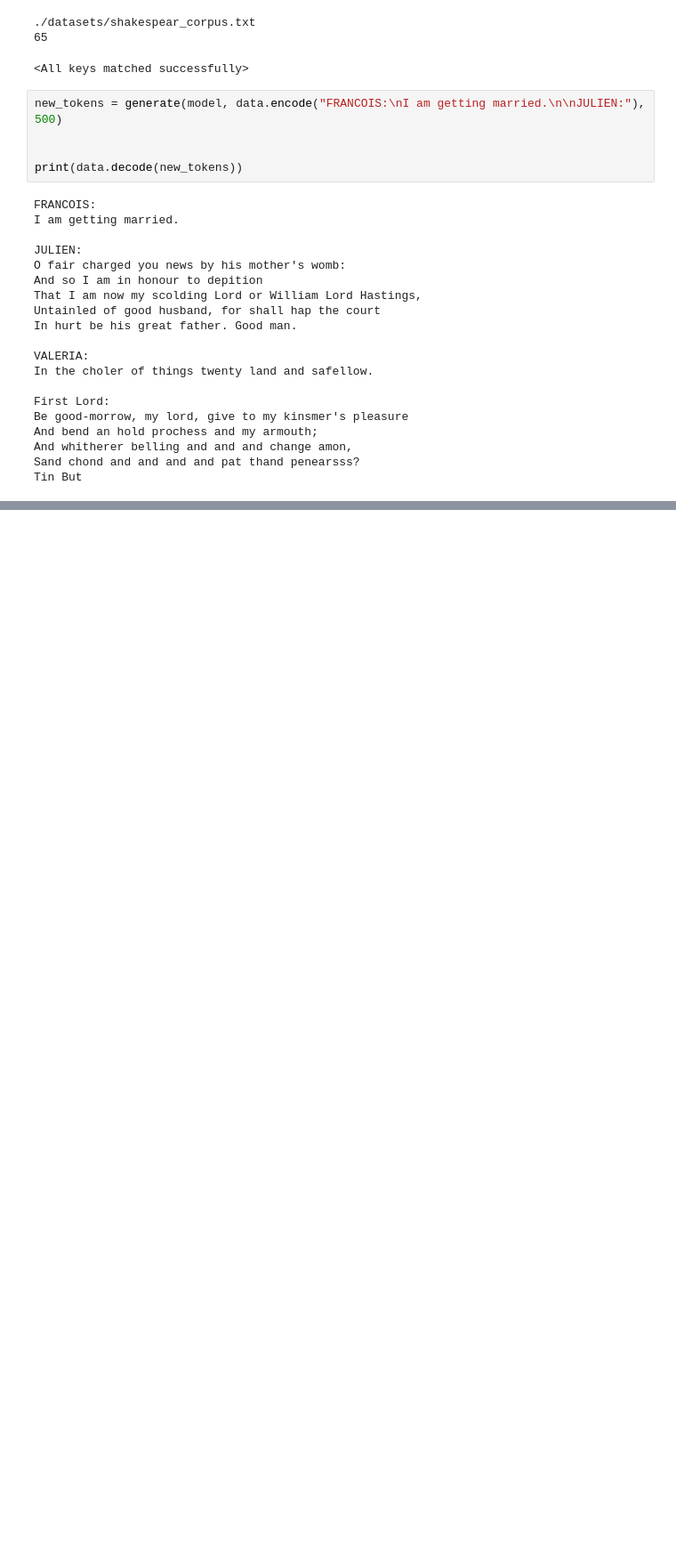
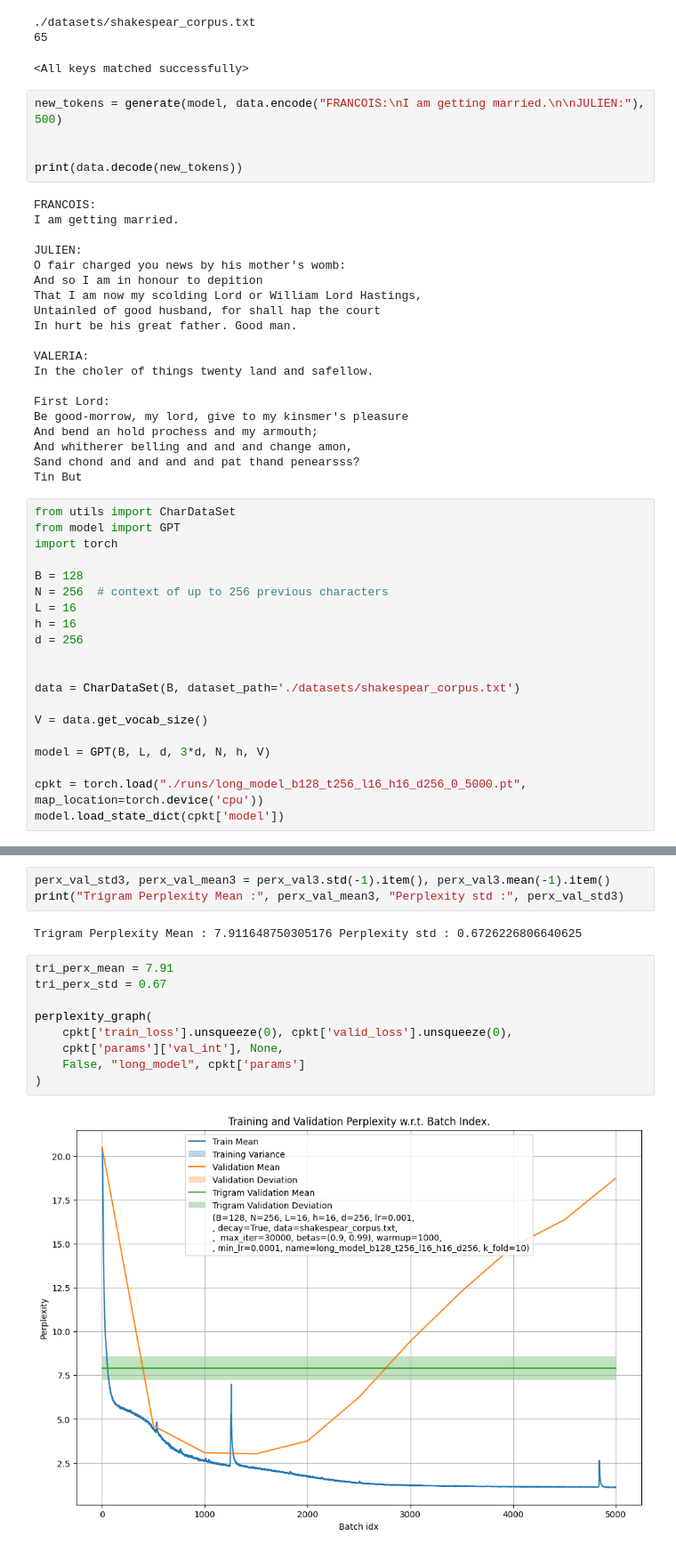
Before and after one commit to swissarthurfreeman/Shakespeak, a Jupyter notebook: main.ipynb, the cells around one changed output, grey strips where cells are left out. Shown at 89% size. Drawn from its saved outputs; the diff is of its cells as text; blank space fills up the shorter version.

Commit message:
Added Trigram baseline plotting

```diff
--- a/main.ipynb
+++ b/main.ipynb
@@ -214,3 +219,23 @@ And bend an hold prochess and my armouth;
 And whitherer belling and and and change amon,
 Sand chond and and and and pat thand penearsss?
 Tin But
+# %%
+from utils import CharDataSet
+from model import GPT
+import torch
+
+B = 128
+N = 256  # context of up to 256 previous characters
+L = 16
+h = 16
+d = 256
+
+
+data = CharDataSet(B, dataset_path='./datasets/shakespear_corpus.txt')
+
+V = data.get_vocab_size()
+
+model = GPT(B, L, d, 3*d, N, h, V)
+
+cpkt = torch.load("./runs/long_model_b128_t256_l16_h16_d256_0_5000.pt", map_location=torch.device('cpu'))
+model.load_state_dict(cpkt['model'])
@@ -216,0 +279,16 @@ Tin But
+# %%
+perx_val_std3, perx_val_mean3 = perx_val3.std(-1).item(), perx_val3.mean(-1).item()
+print("Trigram Perplexity Mean :", perx_val_mean3, "Perplexity std :", perx_val_std3)
+# %% [output]
+Trigram Perplexity Mean : 7.911648750305176 Perplexity std : 0.6726226806640625
+# %%
+tri_perx_mean = 7.91
+tri_perx_std = 0.67
+
+perplexity_graph(
+    cpkt['train_loss'].unsqueeze(0), cpkt['valid_loss'].unsqueeze(0),
+    cpkt['params']['val_int'], None,
+    False, "long_model", cpkt['params']
+)
+# %% [output]
+[figure, added]
```
Also changed, not shown: parts of 12 cells of this notebook, 2 other files.
